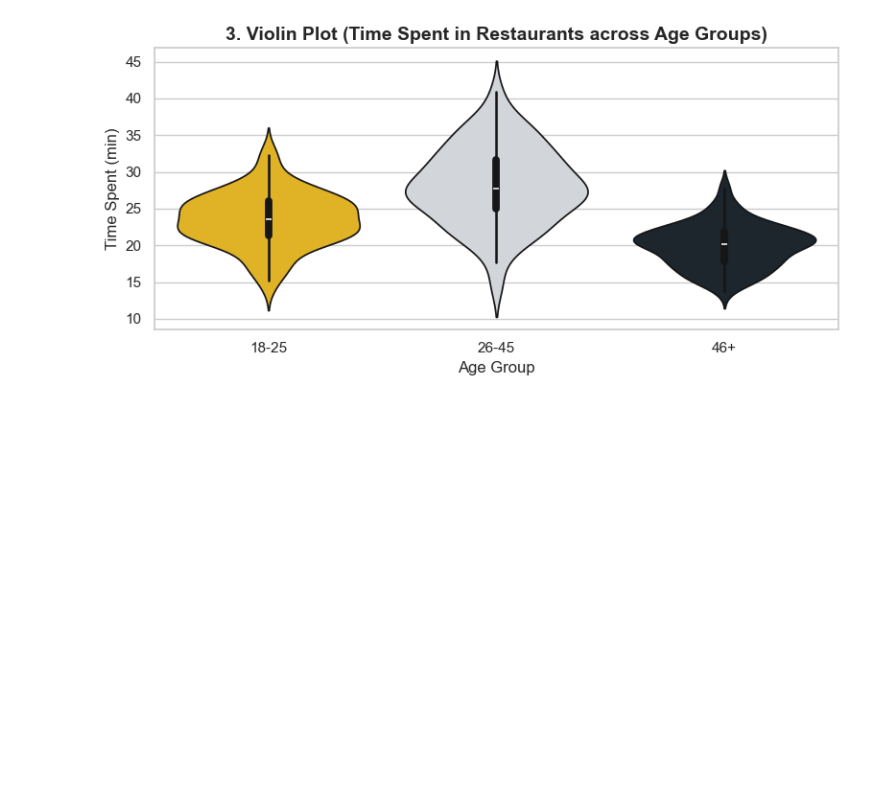
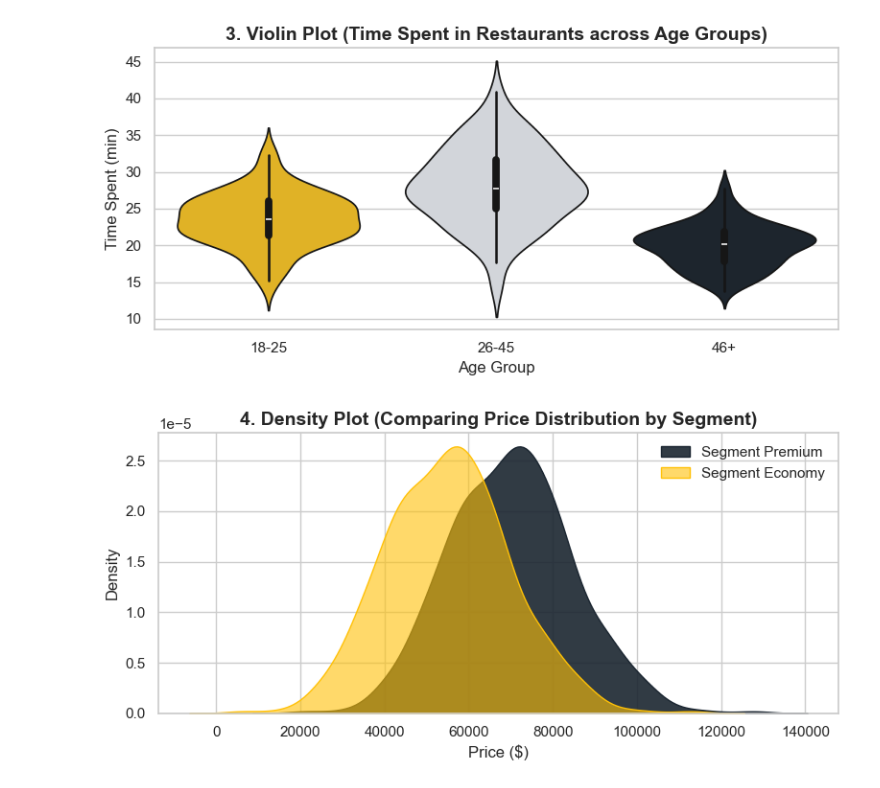
Before and after one commit to Kurodataio/Data_Visualizations, a Jupyter notebook: data_visualizations.ipynb, the cells around one changed output. Drawn from its saved outputs; the diff is of its cells as text; code cells hidden in the pictures; blank space fills up the shorter version.

Commit message:
Add Density Plot (KDE)

```diff
--- a/data_visualizations.ipynb
+++ b/data_visualizations.ipynb
@@ -540,3 +540,21 @@ plt.tight_layout()
 plt.show()
 # %% [output]
 [figure]
+# %%
+# -------------------------------------------------------------
+# 4. Density Plot (KDE)
+# -------------------------------------------------------------
+plt.figure(figsize=(8, 4))
+
+# Plot two overlapping segments for comparative visualization
+sns.kdeplot(base_data, fill=True, color="#1a2530", alpha=0.9, label="Segment Premium")
+sns.kdeplot(base_data - 15000, fill=True, color="#ffc107", alpha=0.6, label="Segment Economy")
+
+plt.title("4. Density Plot (Comparing Price Distribution by Segment)", fontsize=14, fontweight="bold")
+plt.xlabel("Price ($)")
+plt.ylabel("Density")
+plt.legend()
+plt.tight_layout()
+plt.show()
+# %% [output]
+[figure, added]
```
